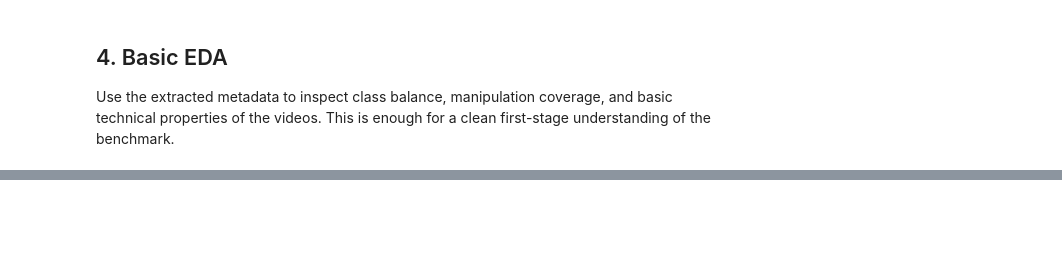
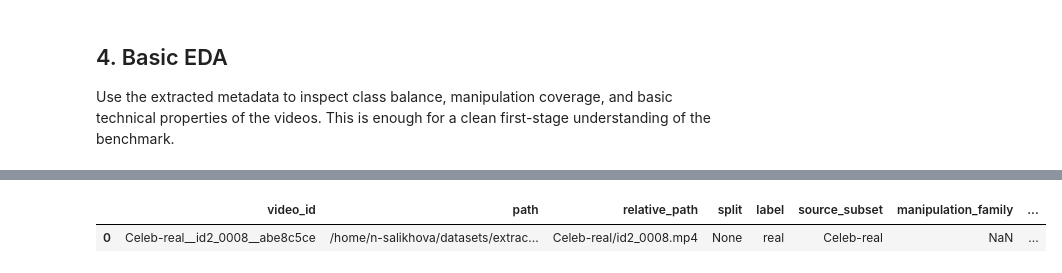
Before and after one commit to Nazgulitos/deepfake-emotion-robustness, a Jupyter notebook: notebooks/celeb_dfpp_dataset_overview.ipynb, the cells around one changed output, grey strips where cells are left out. Cells and saved outputs as stored; diff of their text form; code cells hidden in the pictures; blank space fills up the shorter version.

```diff
--- a/notebooks/celeb_dfpp_dataset_overview.ipynb
+++ b/notebooks/celeb_dfpp_dataset_overview.ipynb
@@ -459,0 +435,5 @@ At this point the notebook already produces:
+# %%
+full_df.head(1)
+# %% [output]
+|  | video_id | path | relative_path | split | label | source_subset | manipulation_family | ... |
+| 0 | Celeb-real__id2_0008__abe8c5ce | /home/n-salikhova/datasets/extrac... | Celeb-real/id2_0008.mp4 | None | real | Celeb-real | NaN | ... |
```
Also changed, not shown: parts of 21 cells of this notebook, 3 other files.
